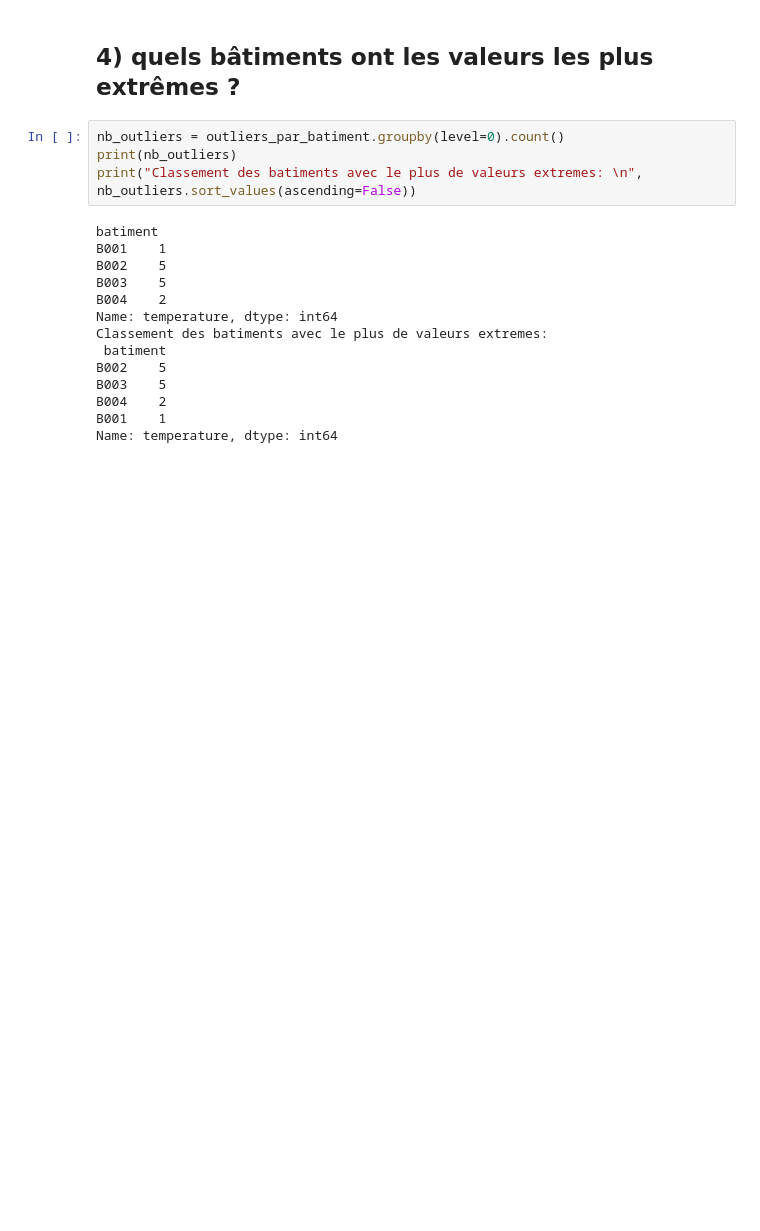
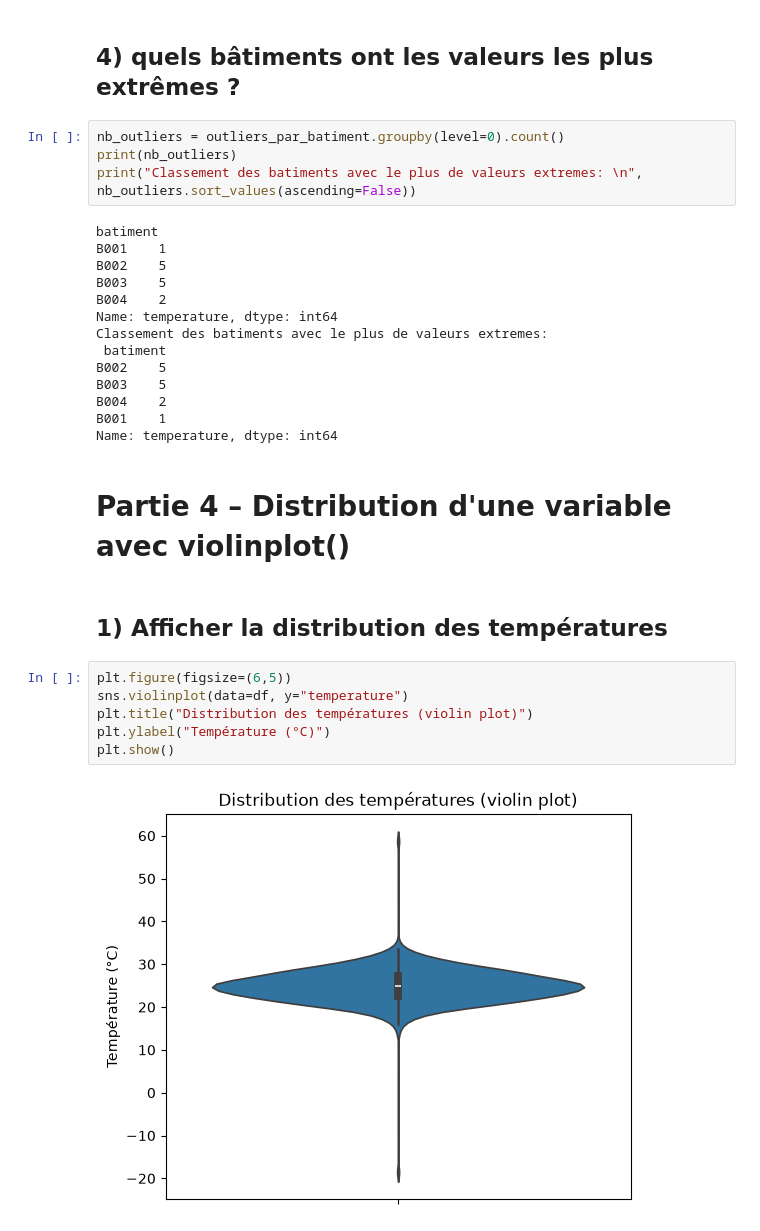
Before and after one commit to sinendoye/atelier_seaborn_iot, a Jupyter notebook: notebooks/atelier_seaborn_iot.ipynb, the cells around one changed output. Cells and saved outputs as stored; diff of their text form; blank space fills up the shorter version.

Commit message:
Partie 4: Distribution d'une variable avec violinplot()

```diff
--- a/notebooks/atelier_seaborn_iot.ipynb
+++ b/notebooks/atelier_seaborn_iot.ipynb
@@ -264,3 +258,15 @@ B003    5
 B004    2
 B001    1
 Name: temperature, dtype: int64
+# %% [markdown]
+# Partie 4 – Distribution d'une variable avec violinplot()
+# %% [markdown]
+## 1) Afficher la distribution des températures
+# %%
+plt.figure(figsize=(6,5))
+sns.violinplot(data=df, y="temperature")
+plt.title("Distribution des températures (violin plot)")
+plt.ylabel("Température (°C)")
+plt.show()
+# %% [output]
+[figure, added]
```
Also changed, not shown: parts of 5 cells of this notebook.
